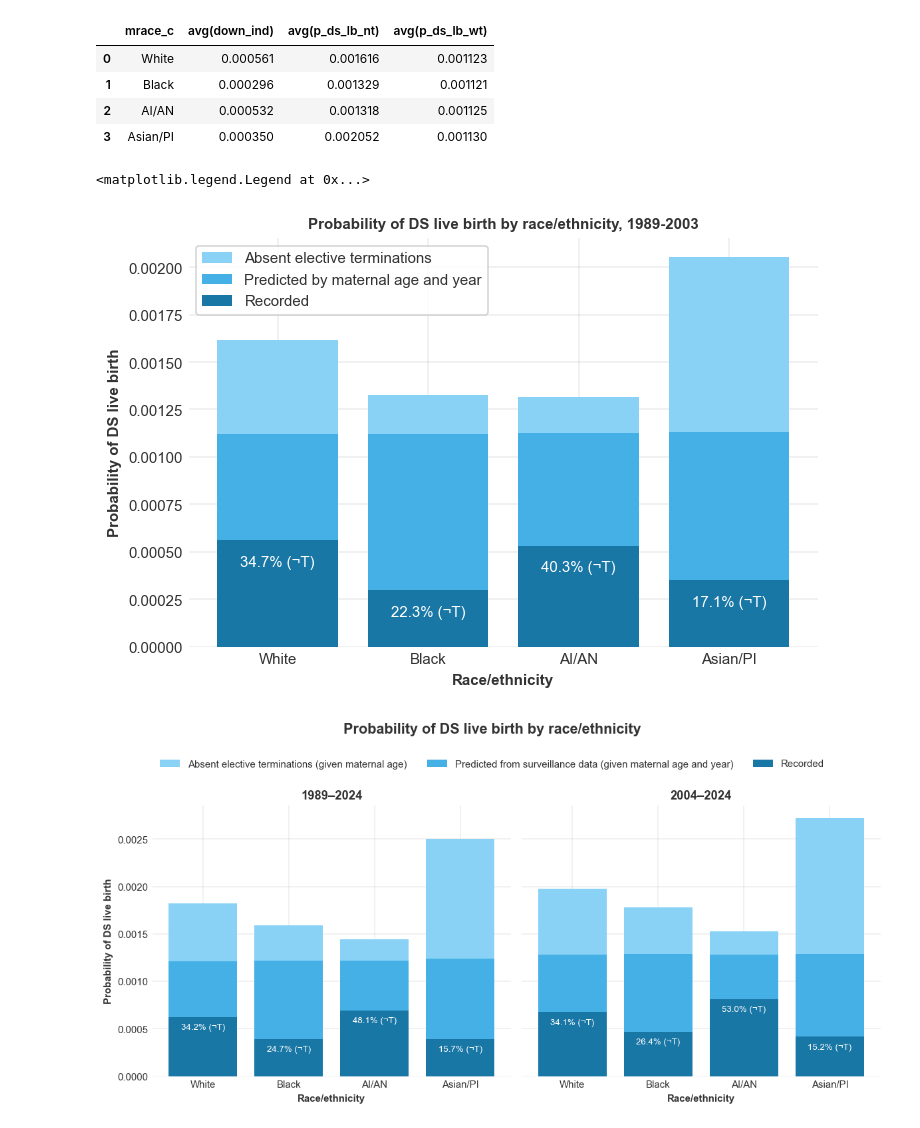
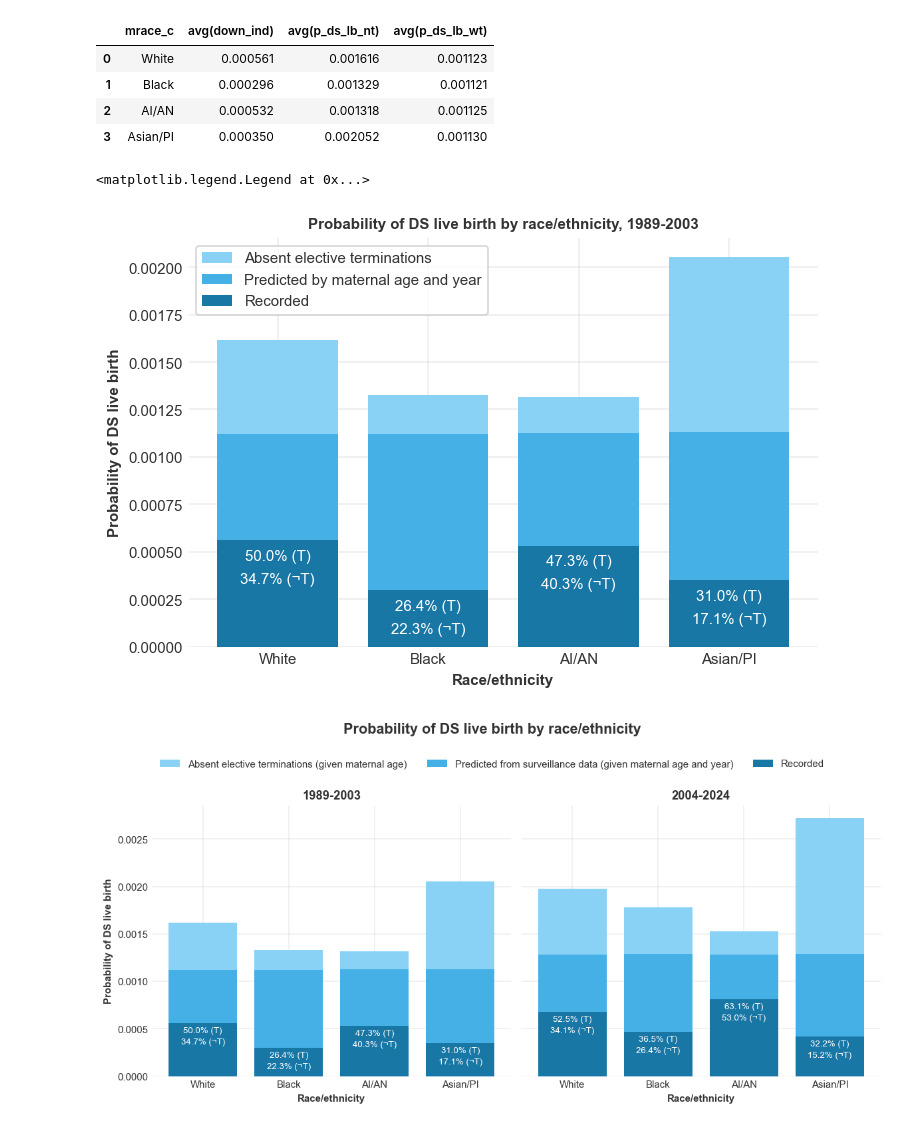
Before and after one commit to frankbuckley/ds-births-populations, a Jupyter notebook: projects/us-birth-certificates/notes-race-ethnicity.ipynb, the cells around one changed output. Cells and saved outputs as stored; diff of their text form; code cells hidden in the pictures.

```diff
--- a/projects/us-birth-certificates/notes-race-ethnicity.ipynb
+++ b/projects/us-birth-certificates/notes-race-ethnicity.ipynb
@@ -295,51 +356,73 @@ plt.bar(
 for i, row in mrace_c_totals_1989_df.iterrows():
     plt.text(
         i,
-        row["avg(down_ind)"] - 0.00015,
+        row["avg(down_ind)"] - 0.00024,
         f"{(row['avg(down_ind)'] / row['avg(p_ds_lb_nt)'] * 100):.1f}% (¬T)",
         ha="center",
         va="bottom",
         color="white",
     )
+for i, row in mrace_c_totals_1989_df.iterrows():
+    plt.text(
+        i,
+        row["avg(down_ind)"] - 0.00012,
+        f"{(row['avg(down_ind)'] / row['avg(p_ds_lb_wt)'] * 100):.1f}% (T)",
+        ha="center",
+        va="bottom",
+        color="white",
+    )
 plt.legend()
 # %% [output]
 <matplotlib.legend.Legend at 0x...>
-[figure, old version]
+[figure, new version]
 # %%
-import matplotlib.pyplot as plt
-
 fig, axs = plt.subplots(1, 2, figsize=(10, 5), sharey=True)
 
-fig.suptitle("Probability of DS live birth by race/ethnicity", fontsize=13, fontweight="bold", y=0.98)
+fig.suptitle(
+    "Probability of DS live birth by race/ethnicity",
+    fontsize=13,
+    fontweight="bold",
+    y=0.98,
+)
 
 ax = axs[0]
-ax.set_title("1989–2024", fontsize=11)
+ax.set_title("1989-2003", fontsize=11)
 ax.set_xlabel("Race/ethnicity")
 ax.set_ylabel("Probability of DS live birth")
 
 bars1 = ax.bar(
-    mrace_c_totals_df["mrace_c"],
-    mrace_c_totals_df["avg(p_ds_lb_nt)"],
+    mrace_c_totals_1989_df["mrace_c"],
+    mrace_c_totals_1989_df["avg(p_ds_lb_nt)"],
     color="#89d2f6",
     label="Absent elective terminations (given maternal age)",
 )
 bars2 = ax.bar(
-    mrace_c_totals_df["mrace_c"],
-    mrace_c_totals_df["avg(p_ds_lb_wt)"],
+    mrace_c_totals_1989_df["mrace_c"],
+    mrace_c_totals_1989_df["avg(p_ds_lb_wt)"],
     color="#45b0e6",
     label="Predicted from surveillance data (given maternal age and year)",
 )
 bars3 = ax.bar(
-    mrace_c_totals_df["mrace_c"],
-    mrace_c_totals_df["avg(down_ind)"],
+    mrace_c_totals_1989_df["mrace_c"],
+    mrace_c_totals_1989_df["avg(down_ind)"],
     color="#1977a6",
     label="Recorded",
 )
-for i, row in mrace_c_totals_df.iterrows():
+for i, row in mrace_c_totals_1989_df.iterrows():
     ax.text(
-        i - 1,
-        row["avg(down_ind)"] - 0.00015,
+        i,
+        row["avg(down_ind)"] - 0.00024,
         f"{(row['avg(down_ind)'] / row['avg(p_ds_lb_nt)'] * 100):.1f}% (¬T)",
+        ha="center",
+        va="bottom",
+        color="white",
+        fontsize=8,
+    )
+for i, row in mrace_c_totals_1989_df.iterrows():
+    ax.text(
+        i,
+        row["avg(down_ind)"] - 0.00012,
+        f"{(row['avg(down_ind)'] / row['avg(p_ds_lb_wt)'] * 100):.1f}% (T)",
         ha="center",
         va="bottom",
         color="white",
@@ -347,7 +430,7 @@ for i, row in mrace_c_totals_df.iterrows():
     )
 
 ax = axs[1]
-ax.set_title("2004–2024", fontsize=11)
+ax.set_title("2004-2024", fontsize=11)
 ax.set_xlabel("Race/ethnicity")
 
 ax.bar(
@@ -361,33 +444,42 @@ ax.bar(
     color="#45b0e6",
 )
 ax.bar(
     mrace_c_totals_2004_df["mrace_c"],
     mrace_c_totals_2004_df["avg(down_ind)"],
     color="#1977a6",
 )
 for i, row in mrace_c_totals_2004_df.iterrows():
     ax.text(
         i - 1,
-        row["avg(down_ind)"] - 0.00015,
+        row["avg(down_ind)"] - 0.00024,
         f"{(row['avg(down_ind)'] / row['avg(p_ds_lb_nt)'] * 100):.1f}% (¬T)",
         ha="center",
         va="bottom",
         color="white",
         fontsize=8,
     )
+for i, row in mrace_c_totals_2004_df.iterrows():
+    ax.text(
+        i - 1,
+        row["avg(down_ind)"] - 0.00012,
+        f"{(row['avg(down_ind)'] / row['avg(p_ds_lb_wt)'] * 100):.1f}% (T)",
+        ha="center",
+        va="bottom",
+        color="white",
+        fontsize=8,
+    )
 
-# --- Shared legend (below title, above plots) ---
 handles, labels = axs[0].get_legend_handles_labels()
 fig.legend(
     handles,
     labels,
     loc="upper center",
     bbox_to_anchor=(0.5, 0.91),
     ncol=3,
     frameon=False,
     fontsize=9,
 )
 
 fig.tight_layout(rect=[0, 0, 1, 0.9])
 # %% [output]
-[figure, old version]
+[figure, new version]
```
Also changed, not shown: parts of 10 cells of this notebook, 3 other files.
